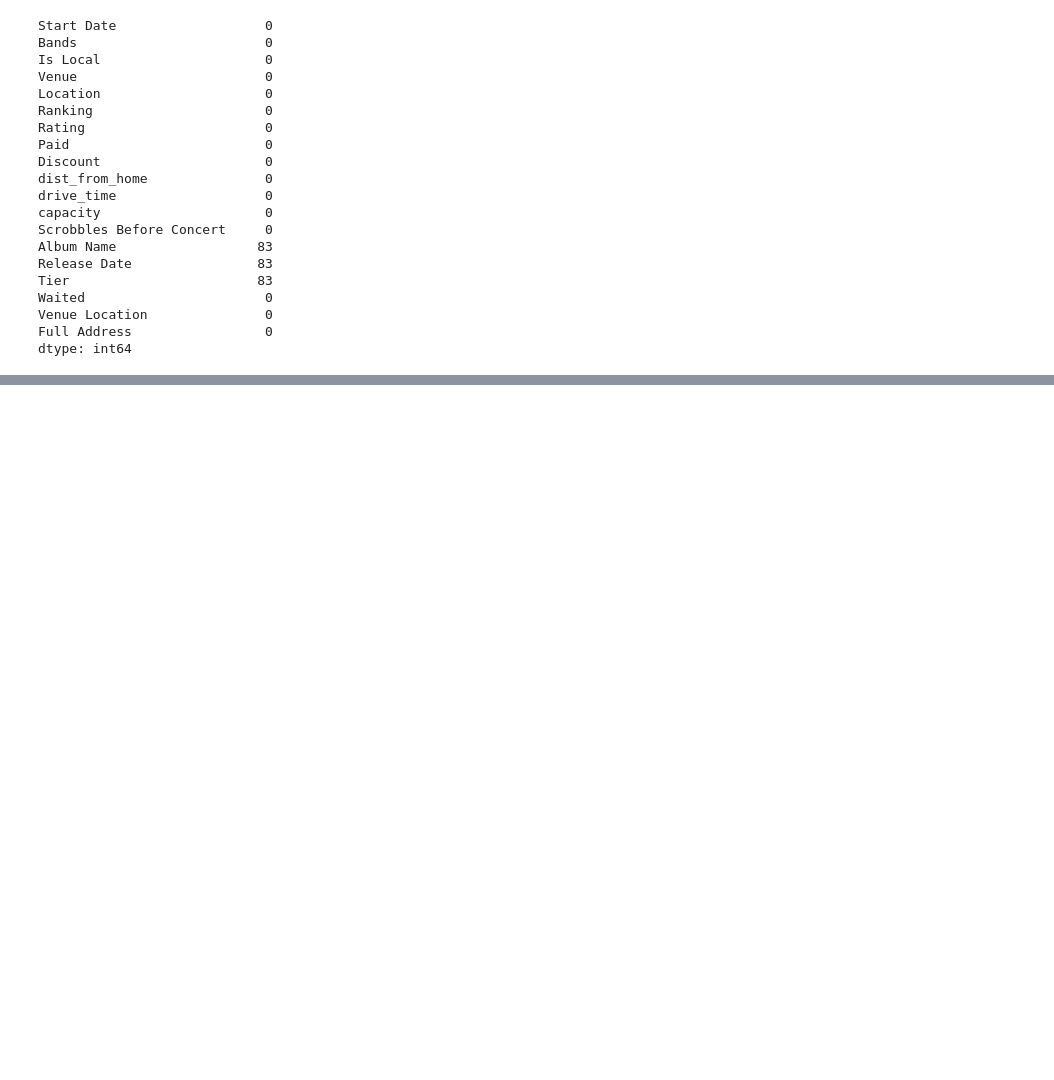
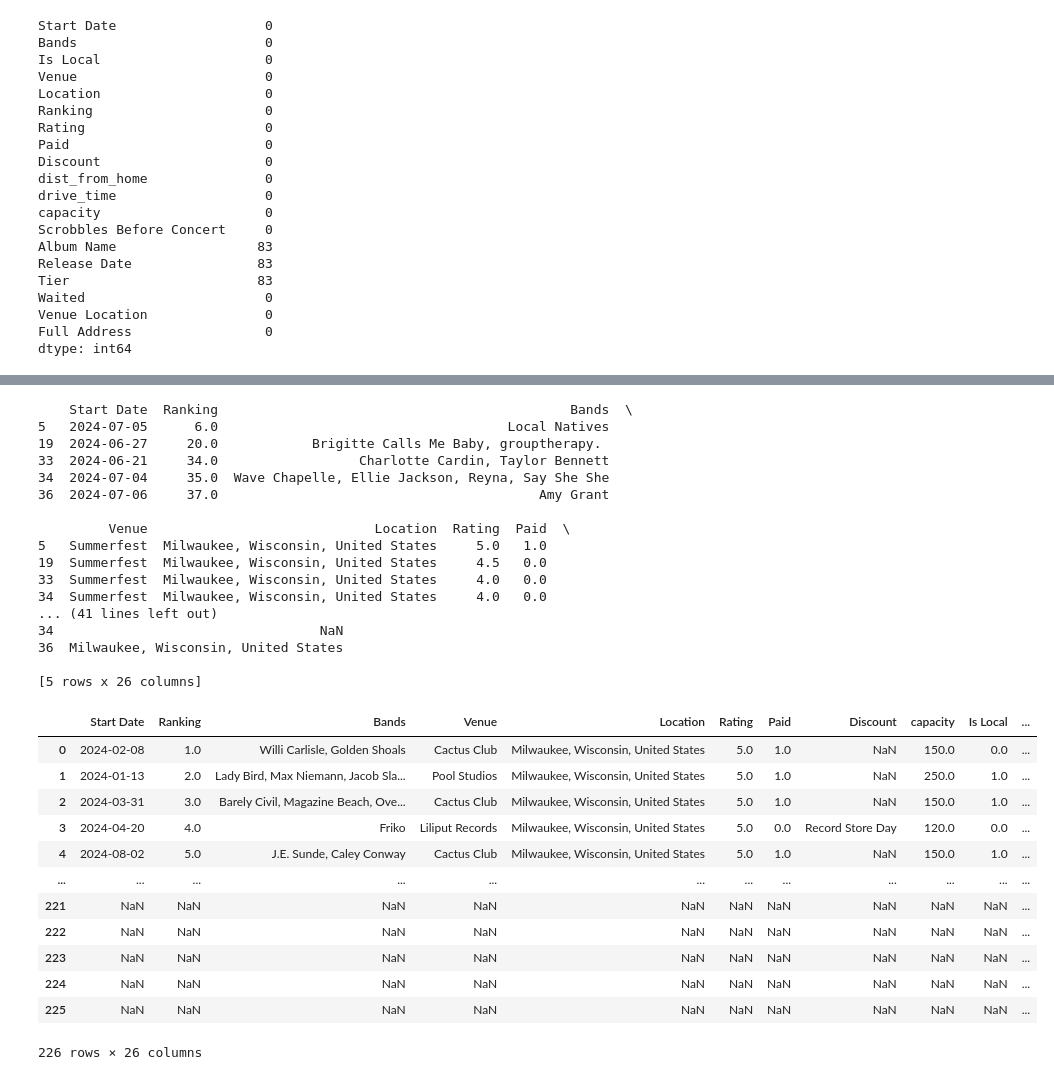
Before and after one commit to MikeStrusz/tableau-capstone-prep, a Jupyter notebook: Tableau Data Prep.ipynb, the cells around one changed output, grey strips where cells are left out. Saved outputs shown, nothing was run; the diff lists cells and outputs as text; code cells hidden in the pictures; blank space fills up the shorter version.

Commit message:
Save those csvs!

```diff
--- a/Tableau Data Prep.ipynb
+++ b/Tableau Data Prep.ipynb
@@ -752,0 +1439,47 @@ final_data.to_csv('data/final_data.csv', index=False)
+# %%
+import pandas as pd
+
+# Load the CSV file
+df = pd.read_csv('final_concert_data_with_tooltips.csv')
+
+# Update the LongTerm Start Date for Taylor Bennett in Venue_Bands_Complete
+df.loc[df['Venue_Bands_Complete'].str.contains('Taylor Bennett', na=False), 'LongTerm_Start Date'] = '06/21/2024'
+
+# Print the row where Taylor Bennett is mentioned to check if the date was updated
+print(df[df['Venue_Bands_Complete'].str.contains('Taylor Bennett', na=False)])
+
+# Save the updated dataframe back to a CSV
+df.to_csv('final_concert_data_with_tooltips_updated.csv', index=False)
+
+df
+# %% [output]
+    Start Date  Ranking                                             Bands  \
+5   2024-07-05      6.0                                     Local Natives
+19  2024-06-27     20.0            Brigitte Calls Me Baby, grouptherapy.
+33  2024-06-21     34.0                  Charlotte Cardin, Taylor Bennett
+34  2024-07-04     35.0  Wave Chapelle, Ellie Jackson, Reyna, Say She She
+36  2024-07-06     37.0                                         Amy Grant
+
+         Venue                             Location  Rating  Paid  \
+5   Summerfest  Milwaukee, Wisconsin, United States     5.0   1.0
+19  Summerfest  Milwaukee, Wisconsin, United States     4.5   0.0
+33  Summerfest  Milwaukee, Wisconsin, United States     4.0   0.0
+34  Summerfest  Milwaukee, Wisconsin, United States     4.0   0.0
+... (41 lines left out)
+34                                  NaN
+36  Milwaukee, Wisconsin, United States
+
+[5 rows x 26 columns]
+|  | Start Date | Ranking | Bands | Venue | Location | Rating | Paid | Discount | capacity | Is Local | ... |
+| 0 | 2024-02-08 | 1.0 | Willi Carlisle, Golden Shoals | Cactus Club | Milwaukee, Wisconsin, United States | 5.0 | 1.0 | NaN | 150.0 | 0.0 | ... |
+| 1 | 2024-01-13 | 2.0 | Lady Bird, Max Niemann, Jacob Sla... | Pool Studios | Milwaukee, Wisconsin, United States | 5.0 | 1.0 | NaN | 250.0 | 1.0 | ... |
+| 2 | 2024-03-31 | 3.0 | Barely Civil, Magazine Beach, Ove... | Cactus Club | Milwaukee, Wisconsin, United States | 5.0 | 1.0 | NaN | 150.0 | 1.0 | ... |
+| 3 | 2024-04-20 | 4.0 | Friko | Liliput Records | Milwaukee, Wisconsin, United States | 5.0 | 0.0 | Record Store Day | 120.0 | 0.0 | ... |
+| 4 | 2024-08-02 | 5.0 | J.E. Sunde, Caley Conway | Cactus Club | Milwaukee, Wisconsin, United States | 5.0 | 1.0 | NaN | 150.0 | 1.0 | ... |
+| ... | ... | ... | ... | ... | ... | ... | ... | ... | ... | ... | ... |
+| 221 | NaN | NaN | NaN | NaN | NaN | NaN | NaN | NaN | NaN | NaN | ... |
+| 222 | NaN | NaN | NaN | NaN | NaN | NaN | NaN | NaN | NaN | NaN | ... |
+| 223 | NaN | NaN | NaN | NaN | NaN | NaN | NaN | NaN | NaN | NaN | ... |
+| 224 | NaN | NaN | NaN | NaN | NaN | NaN | NaN | NaN | NaN | NaN | ... |
+| 225 | NaN | NaN | NaN | NaN | NaN | NaN | NaN | NaN | NaN | NaN | ... |
+226 rows × 26 columns
```
Also changed, not shown: parts of 28 cells of this notebook, 24 other files.
